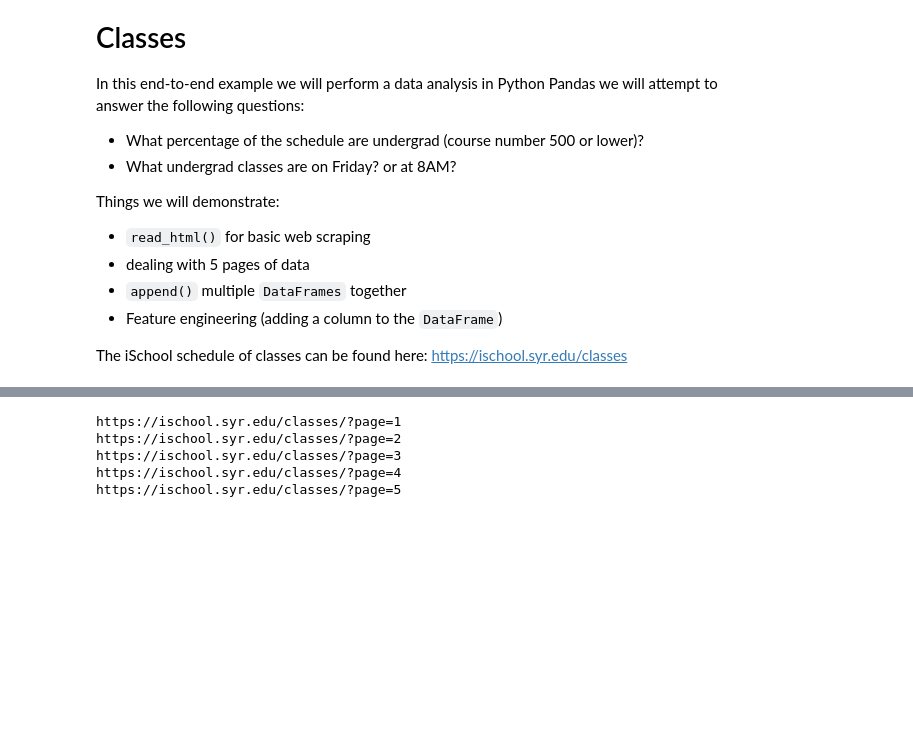
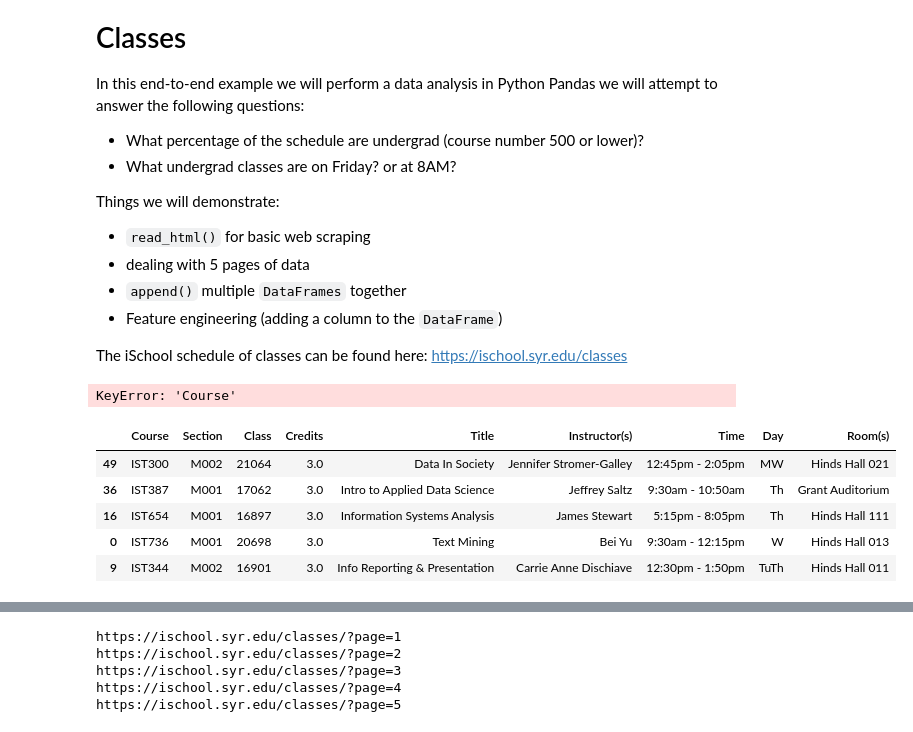
Before and after one commit to eldontsoi/Exercises, a Jupyter notebook: content/lessons/12/End-To-End-Example/ETEE-Data-Analysis-Of-iSchool-Classes.ipynb, the cells around one changed output, grey strips where cells are left out. Saved outputs shown, nothing was run; the diff lists cells and outputs as text; code cells hidden in the pictures; blank space fills up the shorter version.

```diff
--- a/content/lessons/12/End-To-End-Example/ETEE-Data-Analysis-Of-iSchool-Classes.ipynb
+++ b/content/lessons/12/End-To-End-Example/ETEE-Data-Analysis-Of-iSchool-Classes.ipynb
@@ -22,0 +28,13 @@ warnings.filterwarnings('ignore')
+# %%
+classes = pd.DataFrame()
+classes.sort_values(by=['Course'])
+for num in range(1,6):
+    website = 'https://ischool.syr.edu/classes/fall-2018/?page='+str(num)
+    datalist = pd.read_html(website)
+    classes = classes.append(datalist [0])
+    #|website = 'https://ischool.syr.edu/classes/fall-2018/?page=2'
+    datalist = pd.read_html(website)
+    classes = classes.append(datalist [0])
+classes
+# %% [output]
+KeyError: 'Course'
@@ -22,0 +49,10 @@ warnings.filterwarnings('ignore')
+# %%
+classes = get_classes_from_website()
+classes.sample(5)
+# %% [output]
+|  | Course | Section | Class | Credits | Title | Instructor(s) | Time | Day | Room(s) |
+| 49 | IST300 | M002 | 21064 | 3.0 | Data In Society | Jennifer Stromer-Galley | 12:45pm - 2:05pm | MW | Hinds Hall 021 |
+| 36 | IST387 | M001 | 17062 | 3.0 | Intro to Applied Data Science | Jeffrey Saltz | 9:30am - 10:50am | Th | Grant Auditorium |
+| 16 | IST654 | M001 | 16897 | 3.0 | Information Systems Analysis | James Stewart | 5:15pm - 8:05pm | Th | Hinds Hall 111 |
+| 0 | IST736 | M001 | 20698 | 3.0 | Text Mining | Bei Yu | 9:30am - 12:15pm | W | Hinds Hall 013 |
+| 9 | IST344 | M002 | 16901 | 3.0 | Info Reporting & Presentation | Carrie Anne Dischiave | 12:30pm - 1:50pm | TuTh | Hinds Hall 011 |
```
Also changed, not shown: parts of 17 cells of this notebook, 4 other files.
